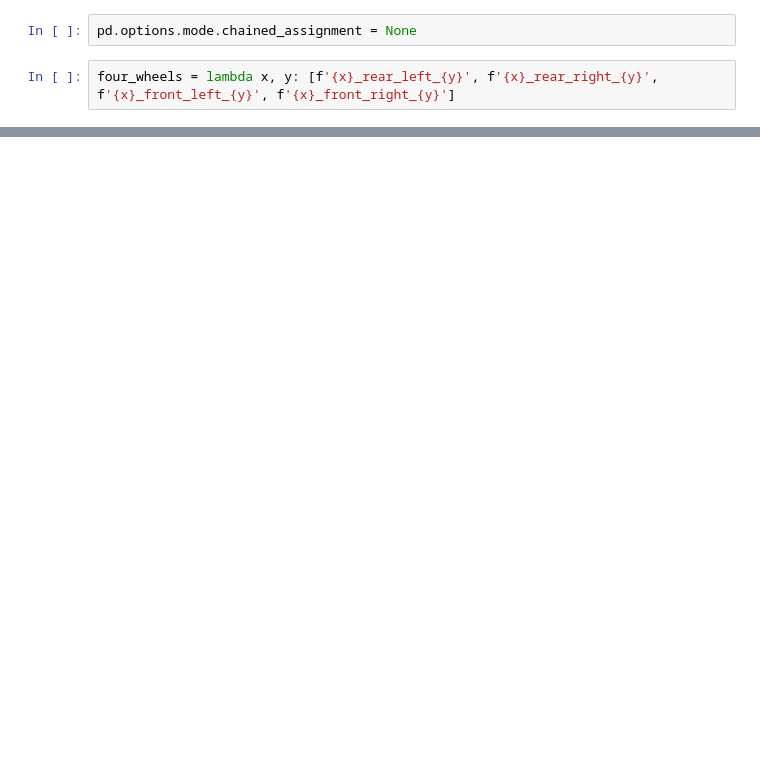
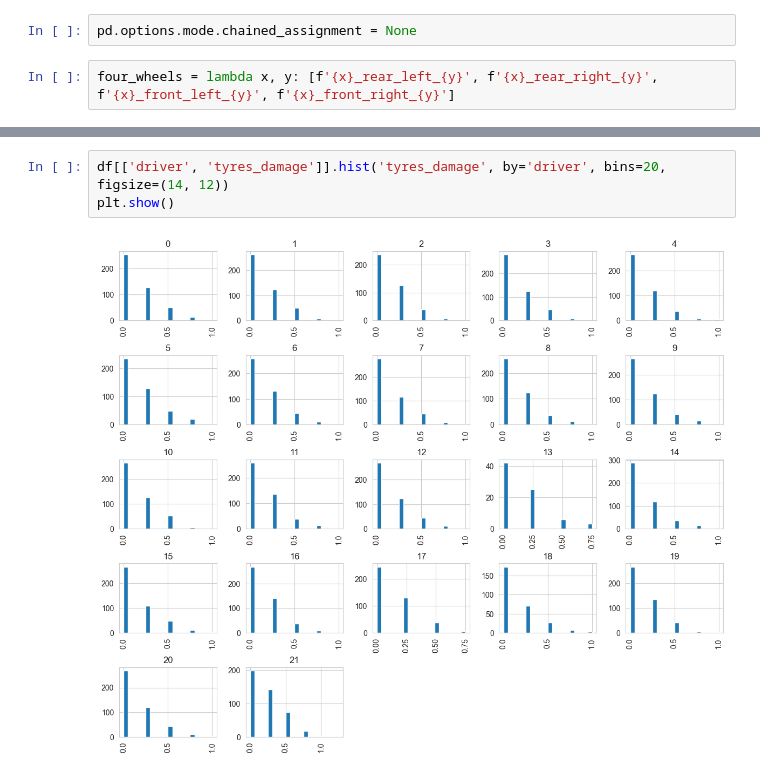
Before and after one commit to IFibla/bdmta-tfm, a Jupyter notebook: data-managment/check_table.ipynb, the cells around one changed output, grey strips where cells are left out. Saved outputs shown, nothing was run; the diff lists cells and outputs as text; blank space fills up the shorter version.

```diff
--- a/data-managment/check_table.ipynb
+++ b/data-managment/check_table.ipynb
@@ -187,0 +63,5 @@ correlations_df
+# %%
+df[['driver', 'tyres_damage']].hist('tyres_damage', by='driver', bins=20, figsize=(14, 12))
+plt.show()
+# %% [output]
+[figure, added]
```
Also changed, not shown: parts of 46 cells of this notebook, 2 other files.
